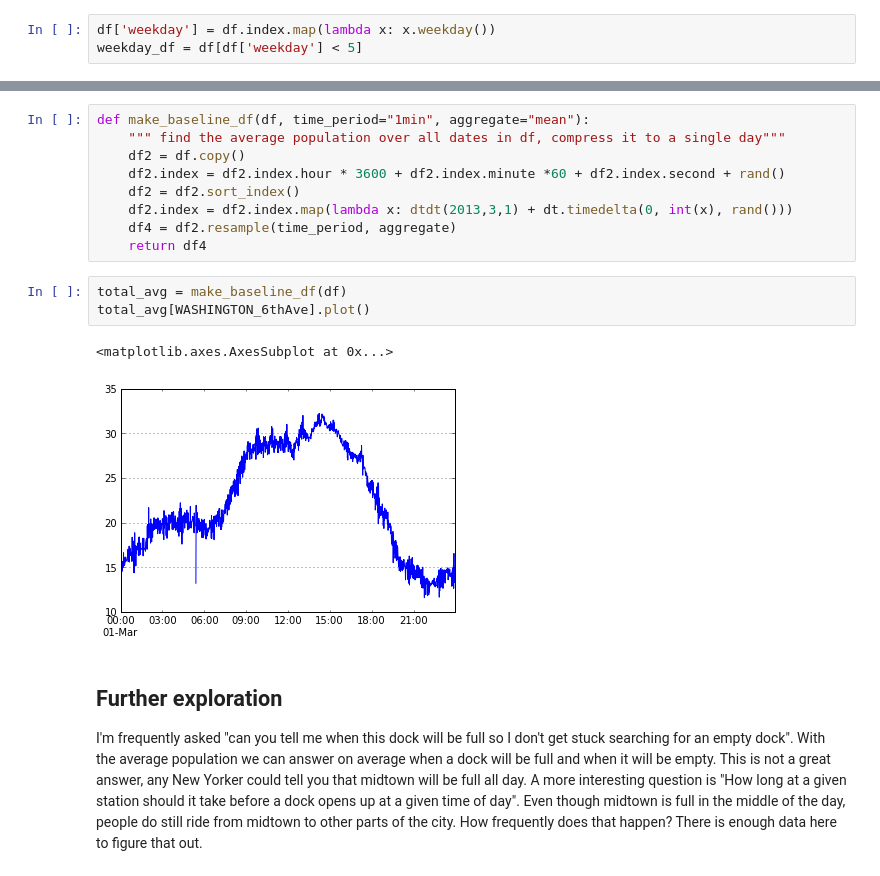
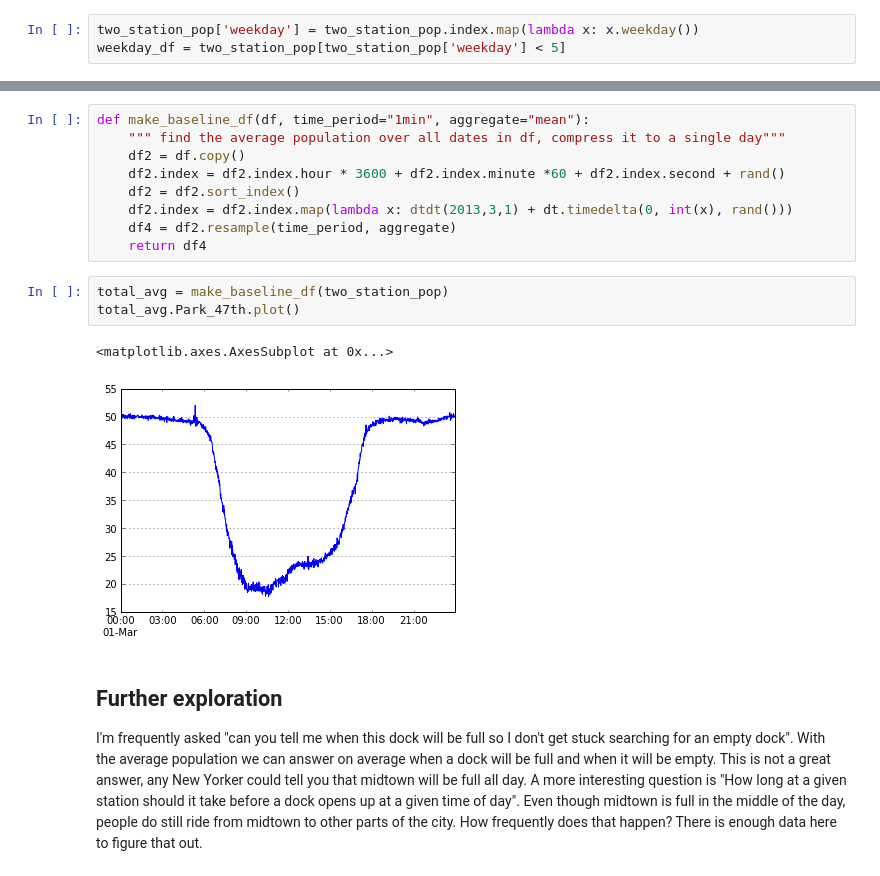
Before and after one commit to paddymul/pydata_citibike, a Jupyter notebook: PyData-Citibike.ipynb, the cells around one changed output, grey strips where cells are left out. Drawn from its saved outputs; the diff is of its cells as text.

```diff
--- a/PyData-Citibike.ipynb
+++ b/PyData-Citibike.ipynb
@@ -111,6 +111,6 @@ Fancy indexing to get a subset of the data
 ==========================================
 In the following code block I will add a new column to the dataframe and then filter based on that
 # %%
-df['weekday'] = df.index.map(lambda x: x.weekday())
-weekday_df = df[df['weekday'] < 5]
+two_station_pop['weekday'] = two_station_pop.index.map(lambda x: x.weekday())
+weekday_df = two_station_pop[two_station_pop['weekday'] < 5]
 # %% [markdown]
@@ -216,11 +216,11 @@ def make_baseline_df(df, time_period="1min", aggregate="mean"):
     df4 = df2.resample(time_period, aggregate)
     return df4
 # %%
-total_avg = make_baseline_df(df)
-total_avg[WASHINGTON_6thAve].plot()
+total_avg = make_baseline_df(two_station_pop)
+total_avg.Park_47th.plot()
 # %% [output]
 <matplotlib.axes.AxesSubplot at 0x...>
-[figure, old version]
+[figure, new version]
 # %% [markdown]
 Further exploration
 -------------------
```
Also changed, not shown: parts of 33 cells of this notebook, 1 other file.
